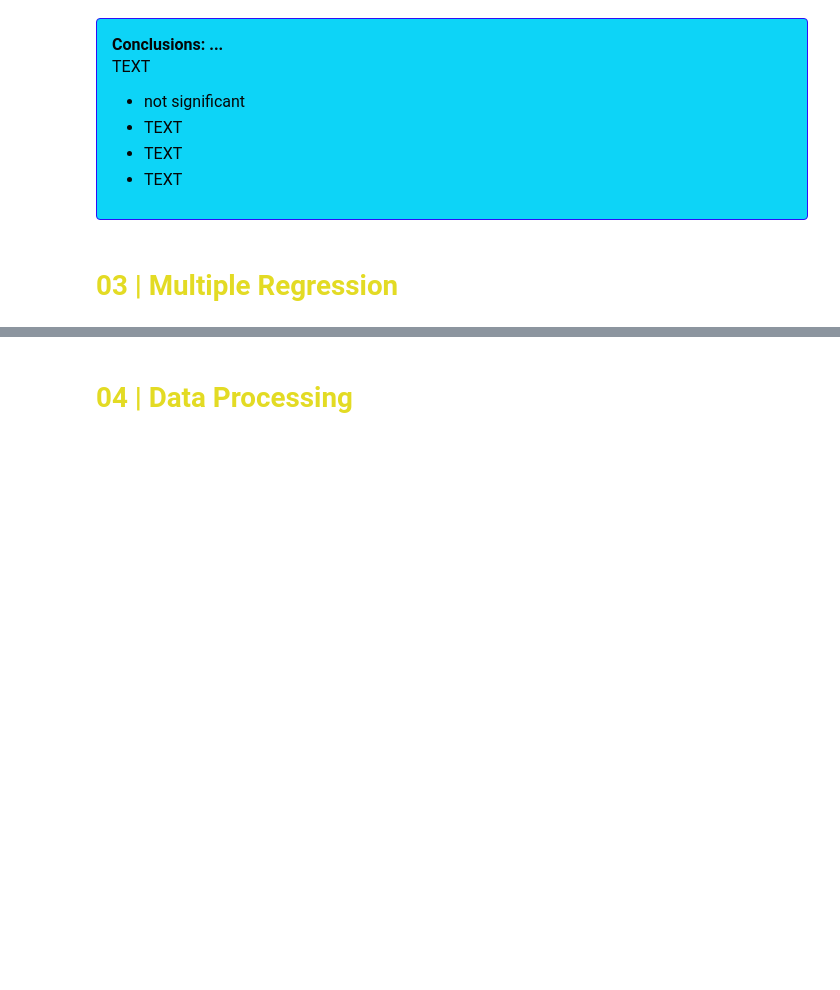
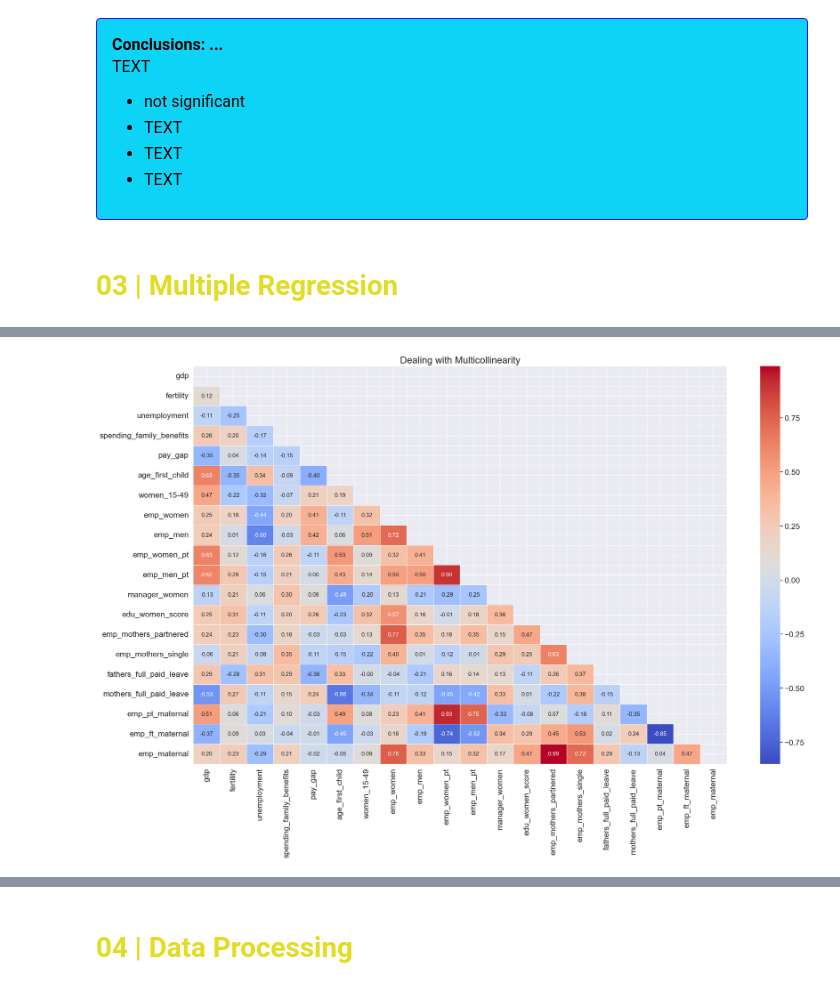
Before and after one commit to Paula0923/maternal-employment, a Jupyter notebook: inferential-maternal-employment.ipynb, the cells around one changed output, grey strips where cells are left out. Saved outputs shown, nothing was run; the diff lists cells and outputs as text; code cells hidden in the pictures; blank space fills up the shorter version.

```diff
--- a/inferential-maternal-employment.ipynb
+++ b/inferential-maternal-employment.ipynb
@@ -379,0 +433,23 @@ Notes:
+# %%
+regression_df = eu_df[['country', 'gdp', 'fertility', 'unemployment',
+       'spending_family_benefits', 'pay_gap', 'age_first_child', 'women_15-49',
+       'emp_women', 'emp_men', 'emp_women_pt', 'emp_men_pt', 'manager_women',
+       'edu_women_score', 'emp_mothers_partnered',
+       'emp_mothers_single', 'fathers_full_paid_leave',
+       'mothers_full_paid_leave', 'emp_pt_maternal', 'emp_ft_maternal',
+       'emp_maternal']]
+# %%
+num_regression = regression_df.select_dtypes(include=[np.number])
+
+num_regression_corr = round(num_regression.corr(), 2)
+
+# Correlation Matrix-Heatmap Plot which shows only half of numbers (so no doubles)
+mask = np.zeros_like(num_regression_corr)
+mask[np.triu_indices_from(mask)] = True # hide the upper triangle
+f, ax = plt.subplots(figsize=(25, 15))
+sns.set(font_scale=1.5)
+ax = sns.heatmap(num_regression_corr, mask=mask, annot=True, annot_kws={"size": 12}, linewidths=.5, cmap="coolwarm", fmt=".2f", ax=ax)
+ax.set_title("Dealing with Multicollinearity", fontsize=20)
+plt.show()
+# %% [output]
+[figure, added]
```
Also changed, not shown: parts of 19 cells of this notebook, 5 other files.
